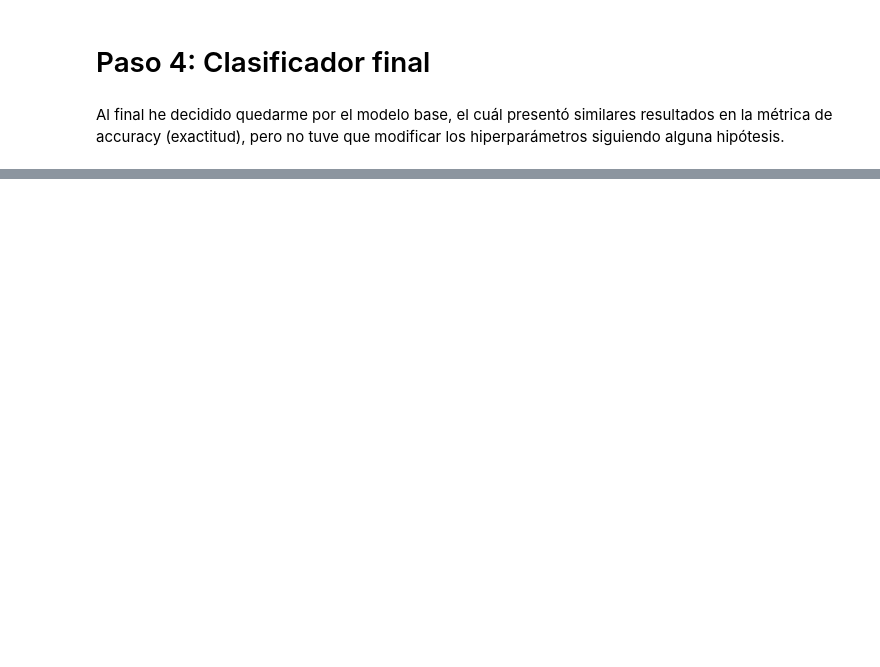
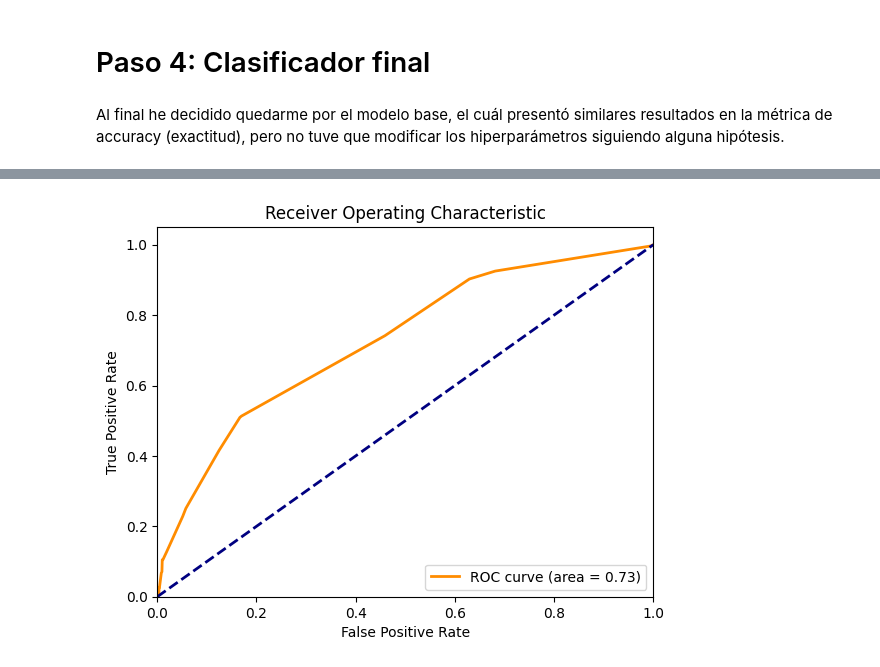
Before and after one commit to VictorRegueira/VARR_Bourbaki, a Jupyter notebook: WorkingAnalyst/Mod1/VARR_WorkingAnalyst_Mod1_Clasificacion.ipynb, the cells around one changed output, grey strips where cells are left out. Saved outputs shown, nothing was run; the diff lists cells and outputs as text; code cells hidden in the pictures; blank space fills up the shorter version.

```diff
--- a/WorkingAnalyst/Mod1/VARR_WorkingAnalyst_Mod1_Clasificacion.ipynb
+++ b/WorkingAnalyst/Mod1/VARR_WorkingAnalyst_Mod1_Clasificacion.ipynb
@@ -474,3 +496,25 @@ Standard Deviation test_accuracy: 0.012451346136067775
+# %%
+from sklearn.metrics import roc_curve, auc
+import matplotlib.pyplot as plt
+
+# Assuming 'clf' is your trained classifier and 'X_test', 'y_test' are your test data
+
+y_pred_proba = clf.predict_proba(X_test)[:, 1]  # Probability estimates for the positive class
+fpr, tpr, thresholds = roc_curve(y_test, y_pred_proba)
+roc_auc = auc(fpr, tpr)
+
+plt.figure()
+plt.plot(fpr, tpr, color='darkorange', lw=2, label='ROC curve (area = %0.2f)' % roc_auc)
+plt.plot([0, 1], [0, 1], color='navy', lw=2, linestyle='--')
+plt.xlim([0.0, 1.0])
+plt.ylim([0.0, 1.05])
+plt.xlabel('False Positive Rate')
+plt.ylabel('True Positive Rate')
+plt.title('Receiver Operating Characteristic')
+plt.legend(loc="lower right")
+plt.show()
+# %% [output]
+[figure, added]
 # %%
 from sklearn.metrics import confusion_matrix
 
```
Also changed, not shown: parts of 15 cells of this notebook.
